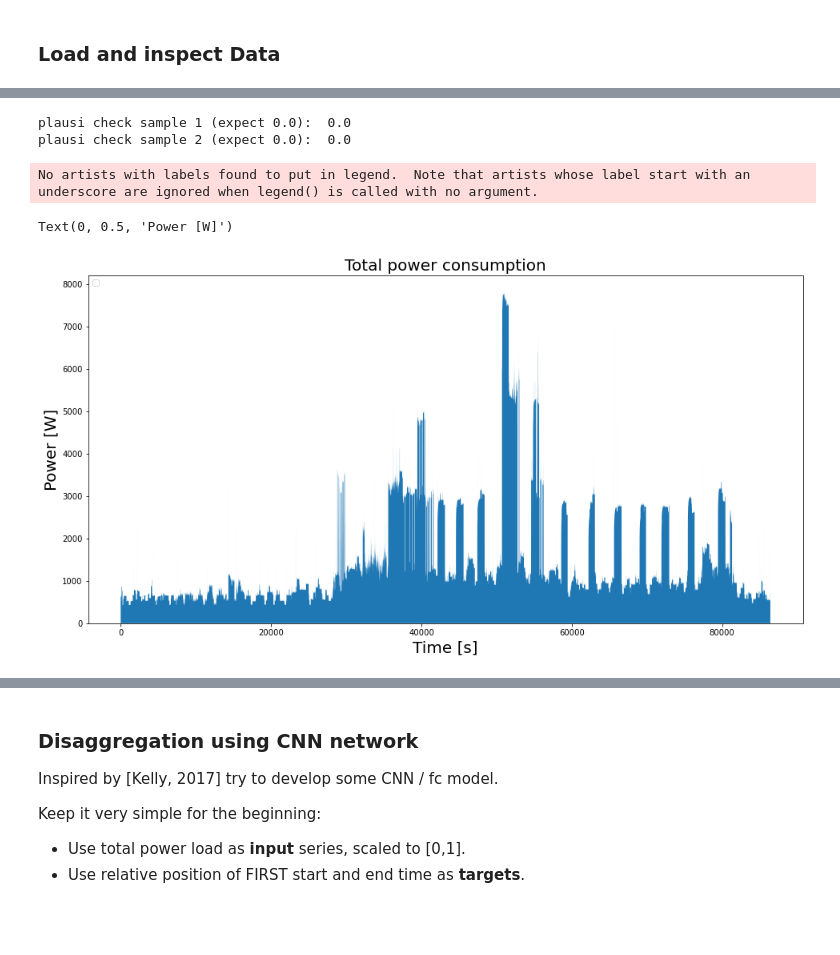
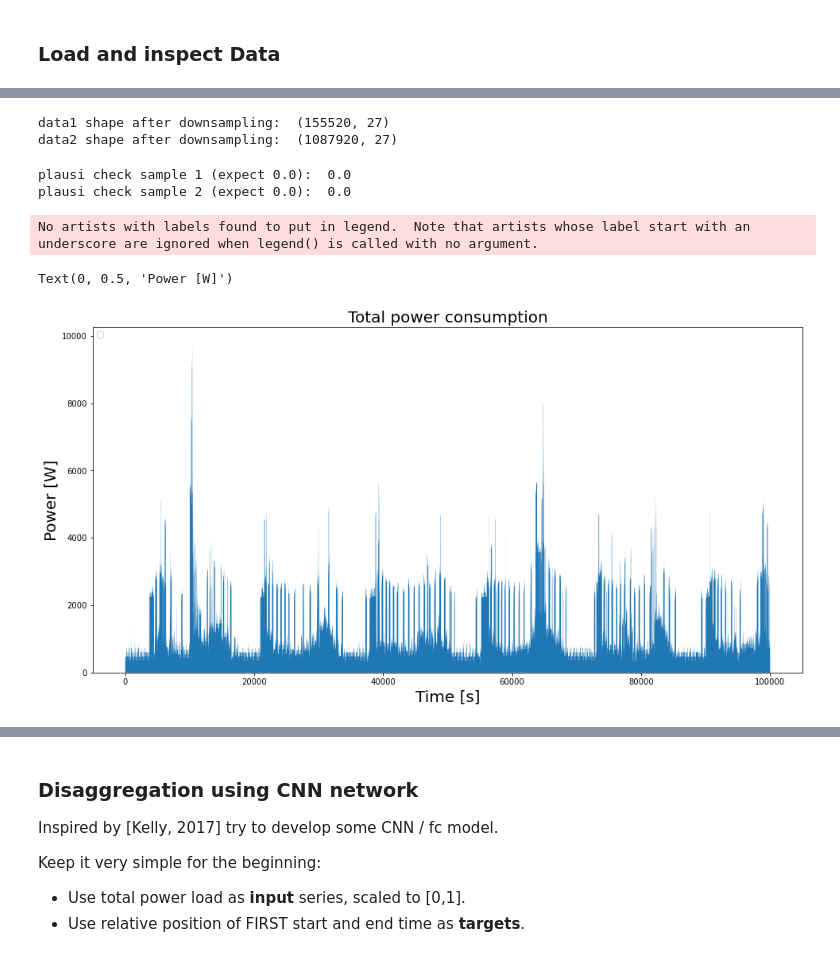
Before and after one commit to MarcoLandtHayen/NILM_NonIntrusiveLoadMonitoring, a Jupyter notebook: notebooks/04d_NILM_RAEdataset_CNN_ClothesDryer.ipynb, the cells around one changed output, grey strips where cells are left out. Drawn from its saved outputs; the diff is of its cells as text; code cells hidden in the pictures; blank space fills up the shorter version.

```diff
--- a/notebooks/04d_NILM_RAEdataset_CNN_ClothesDryer.ipynb
+++ b/notebooks/04d_NILM_RAEdataset_CNN_ClothesDryer.ipynb
@@ -94,8 +94,8 @@ path_to_data = "../data"
 
 # Import data from csv files:
 data1 = np.genfromtxt(join(path_to_data,'house1_power_blk1.csv'), delimiter=',', skip_header=1)
-#data2 = np.genfromtxt(join(path_to_data,'house1_power_blk2.csv'), delimiter=',', skip_header=1)
-data2 = data1 # to save time, when only working with data1
+data2 = np.genfromtxt(join(path_to_data,'house1_power_blk2.csv'), delimiter=',', skip_header=1)
+#data2 = data1 # to save time, when only working with data1
 # %%
 # Check dimensions:
 print("data1 shape (samples, features): ", data1.shape)
@@ -122,6 +123,20 @@ NaN values for main and submeters in data2:
 # %%
 # Replace NaN values in data2 by zero:
 (data2[:,2:])[np.isnan(data2[:,2:])]=0
+# %%
+# Want to train models for appliances with relatively long ON phases: DishWasher, ClothesDryer, ClothesWasher.
+# These appliances have only few events. Decide to train models on data2 (covering 63 days).
+# Then use data1 (covering 9 days) for validation.
+# But need to downsample data to handle the amount of data.
+# Switch to 5 Hz by only considering every 5th sample.
+
+data1_small = data1[np.arange(0, len(data1), 5)]
+data2_small = data2[np.arange(0, len(data2), 5)]
+print("data1 shape after downsampling: ", data1_small.shape)
+print("data2 shape after downsampling: ", data2_small.shape)
+# %% [output]
+data1 shape after downsampling:  (155520, 27)
+data2 shape after downsampling:  (1087920, 27)
 # %%
 ## Create labels for 24 submeters in house 1 (copy from house1_labels.txt)
 
@@ -142,23 +157,16 @@ labels_long = ['Kitchen Wall Oven L1','Kitchen Wall Oven L2','Kitchen Counter Pl
 ## Try to reproduce plot of all loads for one day for house 1, as in [Makonin et al., 2019]:
 ## Note: stackplot needs transposed data!
 
-# Create time axis for one day and three days, respectively:
-time = range(24*3600)
-time3 = range(3 * 24 * 3600)
-
 # Transpose submeter data, need to skip first three columns (Unix timestamp, some interval total values,
 # total power consumption ('main')):
-data1_transp = np.transpose(data1[:,3:])
-data2_transp = np.transpose(data2[:,3:])
-
-# Extract first day from first sample (covering 9 days in total):
-data1_transp_d1 = data1_transp[:,:24*3600]
+data1_transp = np.transpose(data1_small[:,3:])
+data2_transp = np.transpose(data2_small[:,3:])
 # %%
 ## Further aggregate submeters to end up with 10 classes:
 
 # Initialize storage for aggregate transposed submeter data:
-data1_transp_agg = np.zeros((10,len(data1)))
-data2_transp_agg = np.zeros((10,len(data2)))
+data1_transp_agg = np.zeros((10,len(data1_small)))
+data2_transp_agg = np.zeros((10,len(data2_small)))
 
 ## Manually aggragate submeters, as in [Makonin et al. 2019]:
 
@@ -214,14 +222,14 @@ print("plausi check sample 2 (expect 0.0): ", np.sum(np.sum(data2_transp_agg,axi
 plausi check sample 1 (expect 0.0):  0.0
 plausi check sample 2 (expect 0.0):  0.0
 # %%
-# Plot total power consumption from aggregate submeter data for first day from first sample:
+# Plot total power consumption from aggregate submeter data for first steps of 2nd sample:
 fig, ax = plt.subplots(figsize=(16, 8))
-ax.stackplot(time, np.sum(data1_transp_agg,axis=0)[:24*3600])
+ax.stackplot(range(100000), np.sum(data2_transp_agg,axis=0)[:100000])
 plt.legend(loc='upper left')
 plt.title('Total power consumption', fontsize=20)
 plt.xlabel('Time [s]', fontsize=20)
 plt.ylabel('Power [W]', fontsize=20)
 # %% [output]
 No artists with labels found to put in legend.  Note that artists whose label start with an underscore are ignored when legend() is called with no argument.
 Text(0, 0.5, 'Power [W]')
-[figure, old version]
+[figure, new version]
```
Also changed, not shown: parts of 37 cells of this notebook, 6 other files.
